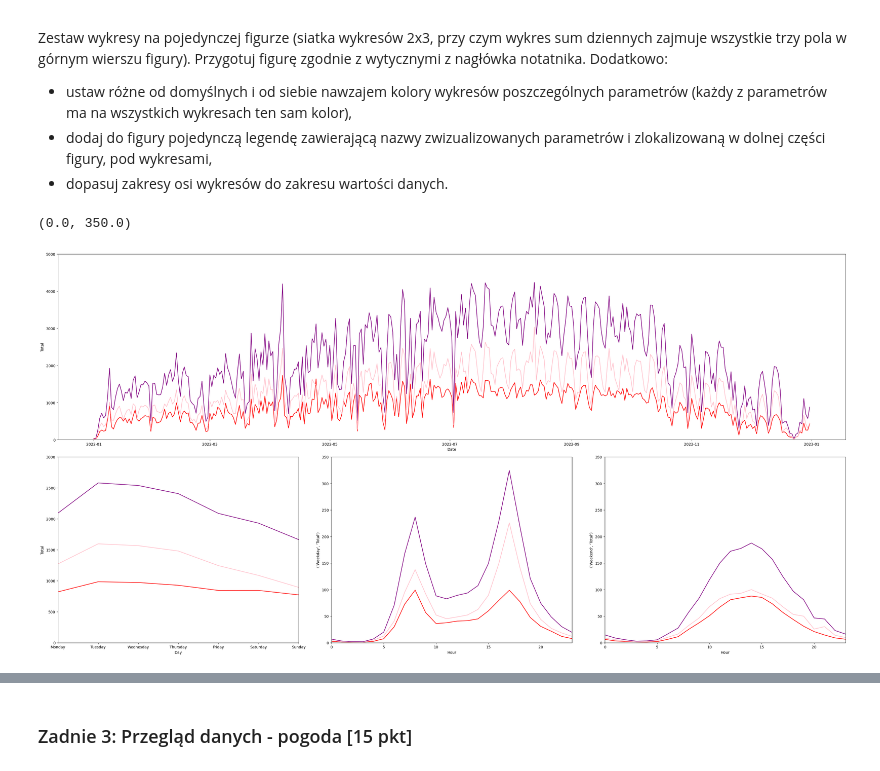
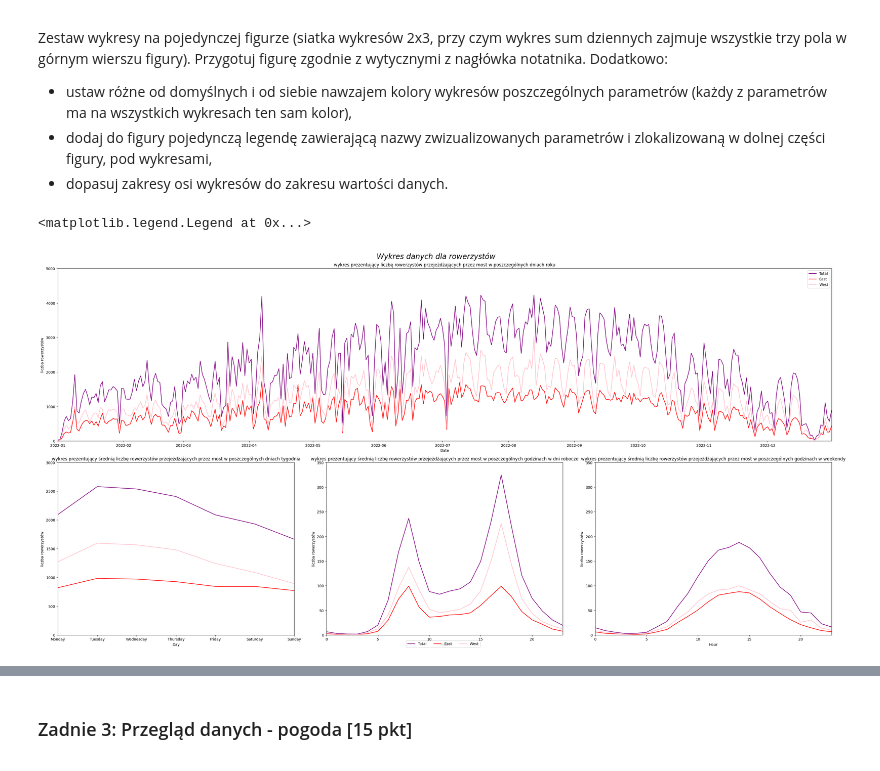
Before and after one commit to gcichy/ADwP, a Jupyter notebook: Projekt3/ZZ03_CZ02.ipynb, the cells around one changed output, grey strips where cells are left out. Cells and saved outputs as stored; diff of their text form; code cells hidden in the pictures.

```diff
--- a/Projekt3/ZZ03_CZ02.ipynb
+++ b/Projekt3/ZZ03_CZ02.ipynb
@@ -255,7 +258,7 @@ Zestaw wykresy na pojedynczej figurze (siatka wykresów 2x3, przy czym wykres su
 #fig, axes = plt.subplots(2,3,figsize=(30,15))
 
 fig = plt.figure(layout="constrained", figsize=(30,15))
-
+fig.suptitle('Wykres danych dla rowerzystów', fontsize = 20, fontstyle='italic')
 gs = GridSpec(2, 3, figure=fig)
 
 ax0 = fig.add_subplot(gs[0, :])
@@ -264,45 +267,61 @@ ax2 = fig.add_subplot(gs[1,1])
 ax3 = fig.add_subplot(gs[1,2])
 
 
 # axes1 = axes[0, 0].twinx()
-sns.lineplot(x=daily_bike_traffic_data.index.to_timestamp(), y=daily_bike_traffic_data['Total'], ax = ax0, color='purple')
-sns.lineplot(x=daily_bike_traffic_data.index.to_timestamp(), y=daily_bike_traffic_data['East'], ax=ax0, color='red')
-sns.lineplot(x=daily_bike_traffic_data.index.to_timestamp(), y=daily_bike_traffic_data['West'], ax=ax0, color='pink')
-
+sns.lineplot(x=daily_bike_traffic_data.index.to_timestamp(), y=daily_bike_traffic_data['Total'], ax = ax0, color='purple', label='Total')
+sns.lineplot(x=daily_bike_traffic_data.index.to_timestamp(), y=daily_bike_traffic_data['East'], ax=ax0, color='red', label='East')
+sns.lineplot(x=daily_bike_traffic_data.index.to_timestamp(), y=daily_bike_traffic_data['West'], ax=ax0, color='pink', label='West')
 
 sns.lineplot(bike_traffic_by_weekday_data['Total'], ax = ax1, color = 'purple')
 sns.lineplot(bike_traffic_by_weekday_data['East'], ax = ax1, color = 'red')
 sns.lineplot(bike_traffic_by_weekday_data['West'], ax = ax1, color = 'pink')
 
 #robocze
 # axes2 = axes[1,1].twinx()
 sns.lineplot(x=weekday_weekend_hourly_bike_traffic_data.index, y=weekday_weekend_hourly_bike_traffic_data['Weekday','Total'], ax=ax2, color='purple')
 sns.lineplot(x=weekday_weekend_hourly_bike_traffic_data.index, y=weekday_weekend_hourly_bike_traffic_data['Weekday','East'], ax=ax2, color='red')
 sns.lineplot(x=weekday_weekend_hourly_bike_traffic_data.index, y=weekday_weekend_hourly_bike_traffic_data['Weekday','West'], ax=ax2, color='pink')
 
-
 #weekendy
 # axes3 = axes[1,2].twinx()
 sns.lineplot(x=weekday_weekend_hourly_bike_traffic_data.index, y=weekday_weekend_hourly_bike_traffic_data['Weekend','Total'], ax=ax3, color='purple')
 sns.lineplot(x=weekday_weekend_hourly_bike_traffic_data.index, y=weekday_weekend_hourly_bike_traffic_data['Weekend','East'], ax=ax3, color='red')
 sns.lineplot(x=weekday_weekend_hourly_bike_traffic_data.index, y=weekday_weekend_hourly_bike_traffic_data['Weekend','West'], ax=ax3, color='pink')
 
+# plt.setp(axes[1, 1].get_yticklabels(), visible=False)
+# plt.setp(axes[0, 0].get_yticklabels(), visible=False)
 
-plt.setp(axes[1, 1].get_yticklabels(), visible=False)
-plt.setp(axes[0, 0].get_yticklabels(), visible=False)
-
+ax0.set_xlim(daily_bike_traffic_data.index.to_timestamp().min(),daily_bike_traffic_data.index.to_timestamp().max())
 ax0.set_ylim(0,5000)
 
-ax1.set_xlim(0,6)
+ax1.set_xlim('Monday', 'Sunday')
 ax1.set_ylim(0,3000)
 
-ax2.set_xlim(0,23)
+ax2.set_xlim(weekday_weekend_hourly_bike_traffic_data.index.min(),weekday_weekend_hourly_bike_traffic_data.index.max())
 ax2.set_ylim(0,350)
 
-ax3.set_xlim(0,23)
+ax3.set_xlim(weekday_weekend_hourly_bike_traffic_data.index.min(),weekday_weekend_hourly_bike_traffic_data.index.max())
 ax3.set_ylim(0,350)
+
+
+ax0.set_title('wykres prezentujący liczbę rowerzystów przejeżdżających przez most w poszczególnych dniach roku')
+ax0.set_ylabel('liczba rowerzystów')
+
+ax1.set_title('wykres prezentujący średnią liczbę rowerzystów przejeżdżających przez most w poszczególnych dniach tygodnia')
+ax1.set_ylabel('liczba rowerzystów')
+
+ax2.set_title('wykres prezentujący średnią liczbę rowerzystów przejeżdżających przez most w poszczególnych godzinach w dni robocze')
+ax2.set_ylabel('liczba rowerzystów')
+
+ax3.set_title('wykres prezentujący średnią liczbę rowerzystów przejeżdżających przez most w poszczególnych godzinach w weekendy')
+ax3.set_ylabel('liczba rowerzystów')
+
+
+fig.legend(loc='lower center', ncol=3)
+
+#zmienic ulozenie i y_limy
 # %% [output]
-(0.0, 350.0)
+<matplotlib.legend.Legend at 0x...>
-[figure, old version]
+[figure, new version]
 # %%
 daily_bike_traffic_data
```
Also changed, not shown: parts of 6 cells of this notebook, 4 other files.
